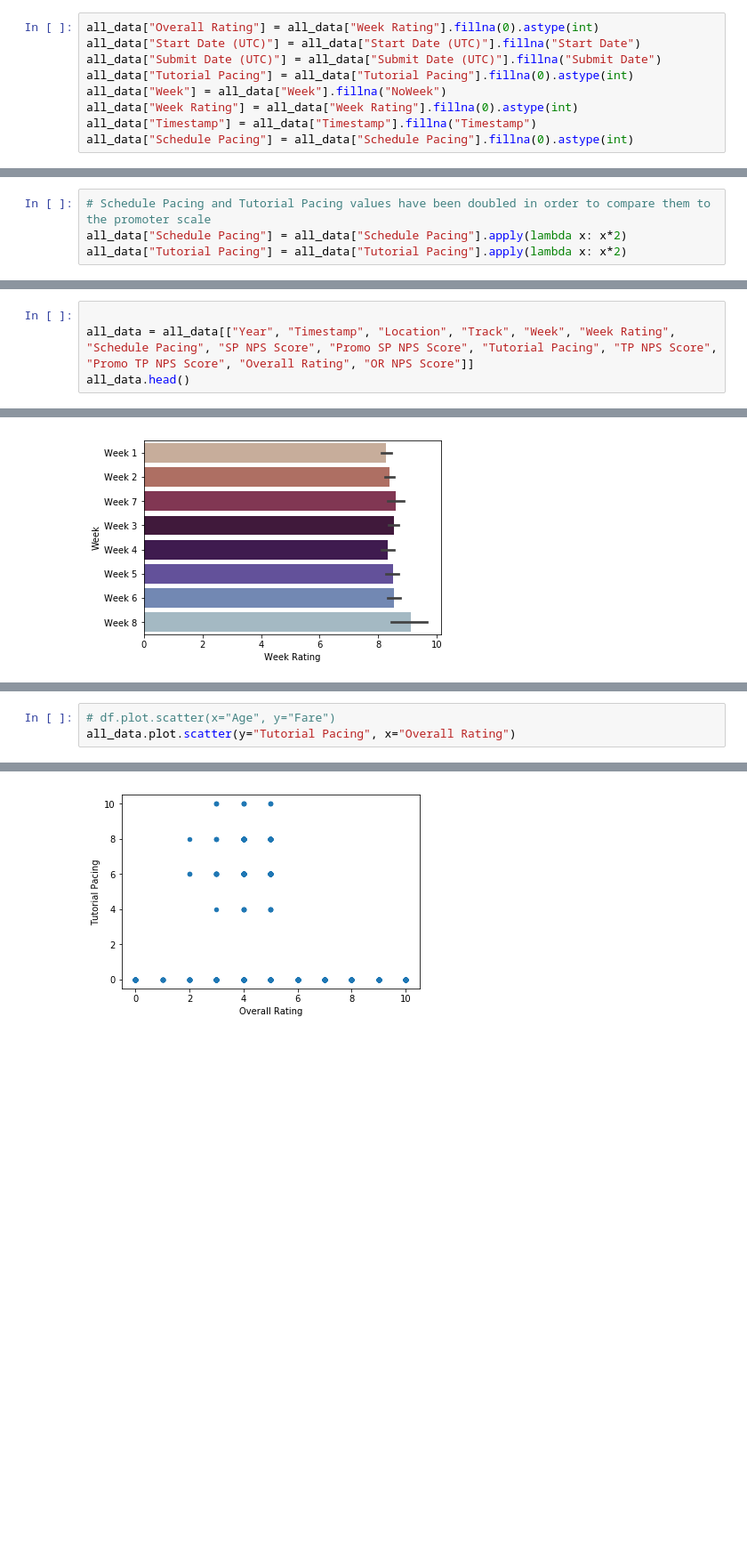
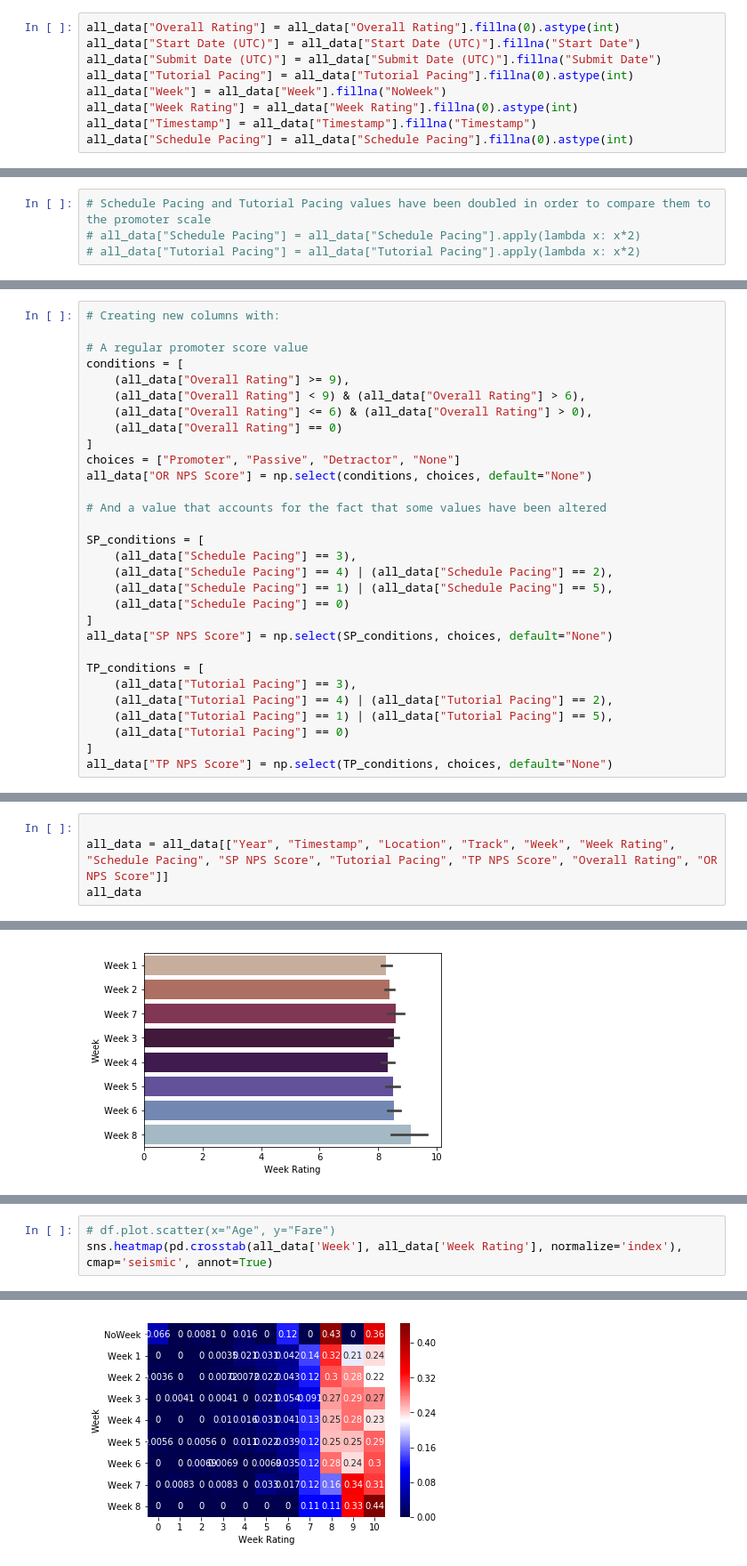
Before and after one commit to fchikwekwe/NPS_data, a Jupyter notebook: NPS_data.ipynb, the cells around one changed output, grey strips where cells are left out. Shown at 89% size. Cells and saved outputs as stored; diff of their text form; blank space fills up the shorter version.

```diff
--- a/NPS_data.ipynb
+++ b/NPS_data.ipynb
@@ -665,5 +710,5 @@ array([nan, 10.,  9.,  3.,  8.,  6.,  7.,  4.,  5.])
 # %%
-all_data["Overall Rating"] = all_data["Week Rating"].fillna(0).astype(int)
+all_data["Overall Rating"] = all_data["Overall Rating"].fillna(0).astype(int)
 all_data["Start Date (UTC)"] = all_data["Start Date (UTC)"].fillna("Start Date")
 all_data["Submit Date (UTC)"] = all_data["Submit Date (UTC)"].fillna("Submit Date")
 all_data["Tutorial Pacing"] = all_data["Tutorial Pacing"].fillna(0).astype(int)
@@ -688,8 +733,8 @@ Year                 0
 dtype: int64
 # %%
 # Schedule Pacing and Tutorial Pacing values have been doubled in order to compare them to the promoter scale
-all_data["Schedule Pacing"] = all_data["Schedule Pacing"].apply(lambda x: x*2)
-all_data["Tutorial Pacing"] = all_data["Tutorial Pacing"].apply(lambda x: x*2)
+# all_data["Schedule Pacing"] = all_data["Schedule Pacing"].apply(lambda x: x*2)
+# all_data["Tutorial Pacing"] = all_data["Tutorial Pacing"].apply(lambda x: x*2)
 # %%
 all_data["Year"].unique()
 # %% [output]
@@ -758,0 +801,30 @@ Name: SP NPS Score, dtype: int64
+# %%
+# Creating new columns with:
+
+# A regular promoter score value
+conditions = [
+    (all_data["Overall Rating"] >= 9),
+    (all_data["Overall Rating"] < 9) & (all_data["Overall Rating"] > 6),
+    (all_data["Overall Rating"] <= 6) & (all_data["Overall Rating"] > 0),
+    (all_data["Overall Rating"] == 0)
+]
+choices = ["Promoter", "Passive", "Detractor", "None"]
+all_data["OR NPS Score"] = np.select(conditions, choices, default="None")
+
+# And a value that accounts for the fact that some values have been altered
+
+SP_conditions = [
+    (all_data["Schedule Pacing"] == 3),
+    (all_data["Schedule Pacing"] == 4) | (all_data["Schedule Pacing"] == 2),
+    (all_data["Schedule Pacing"] == 1) | (all_data["Schedule Pacing"] == 5),
+    (all_data["Schedule Pacing"] == 0)
+]
+all_data["SP NPS Score"] = np.select(SP_conditions, choices, default="None")
+
+TP_conditions = [
+    (all_data["Tutorial Pacing"] == 3),
+    (all_data["Tutorial Pacing"] == 4) | (all_data["Tutorial Pacing"] == 2),
+    (all_data["Tutorial Pacing"] == 1) | (all_data["Tutorial Pacing"] == 5),
+    (all_data["Tutorial Pacing"] == 0)
+]
+all_data["TP NPS Score"] = np.select(TP_conditions, choices, default="None")
@@ -759,6 +846,6 @@ Name: SP NPS Score, dtype: int64
 # %%
 
-all_data = all_data[["Year", "Timestamp", "Location", "Track", "Week", "Week Rating", "Schedule Pacing", "SP NPS Score", "Promo SP NPS Score", "Tutorial Pacing", "TP NPS Score", "Promo TP NPS Score", "Overall Rating", "OR NPS Score"]]
-all_data.head()
+all_data = all_data[["Year", "Timestamp", "Location", "Track", "Week", "Week Rating", "Schedule Pacing", "SP NPS Score", "Tutorial Pacing", "TP NPS Score", "Overall Rating", "OR NPS Score"]]
+all_data
 # %% [output]
 |  | Year | Timestamp | Location | Track | Week | Week Rating | Schedule Pacing | SP NPS Score | ... |
@@ -848,6 +980,6 @@ sns.barplot(x='Overall Rating', y="Location", palette='rainbow', data=all_data[(
 # %%
 # df.plot.scatter(x="Age", y="Fare")
-all_data.plot.scatter(y="Tutorial Pacing", x="Overall Rating")
+sns.heatmap(pd.crosstab(all_data['Week'], all_data['Week Rating'], normalize='index'), cmap='seismic', annot=True)
 # %% [output]
 <matplotlib.axes._subplots.AxesSubplot at 0x...>
-[figure, old version]
+[figure, new version]
```
Also changed, not shown: parts of 33 cells of this notebook, 1 other file.
